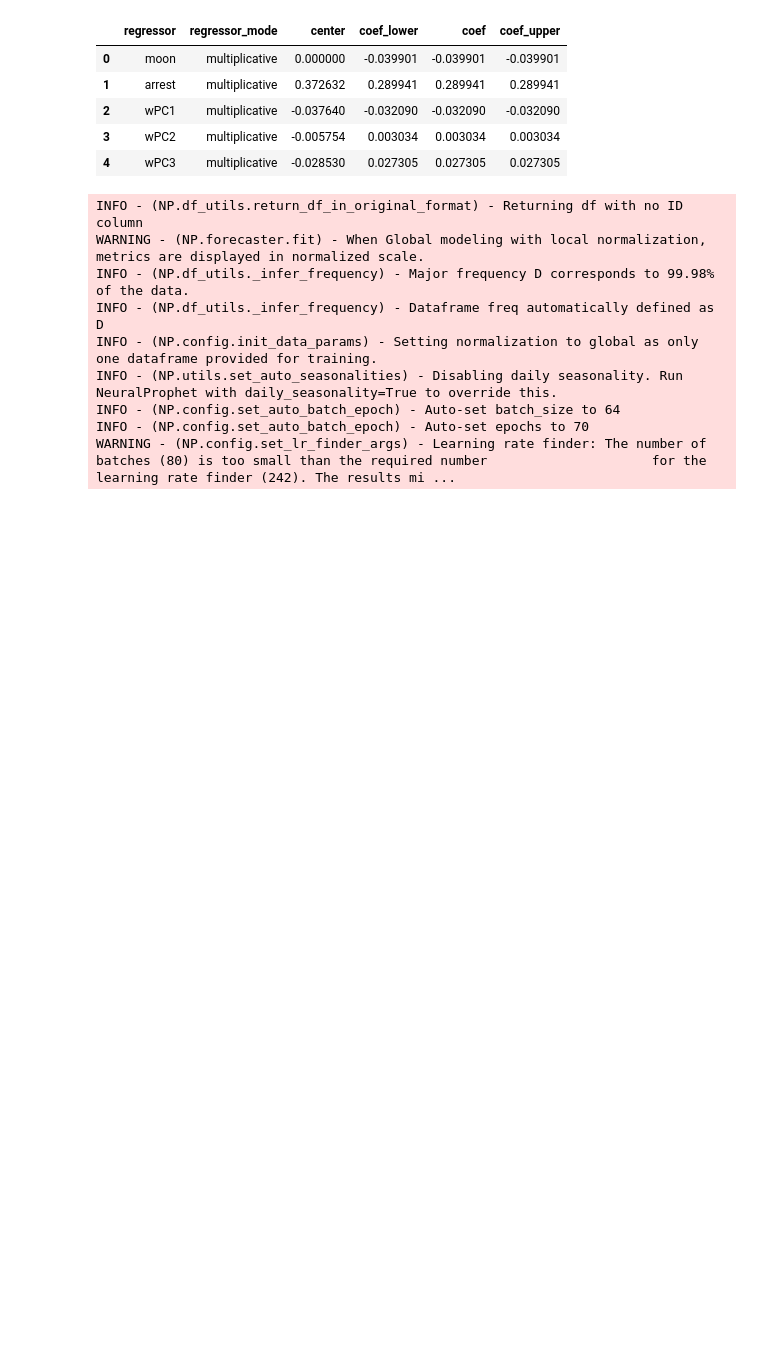
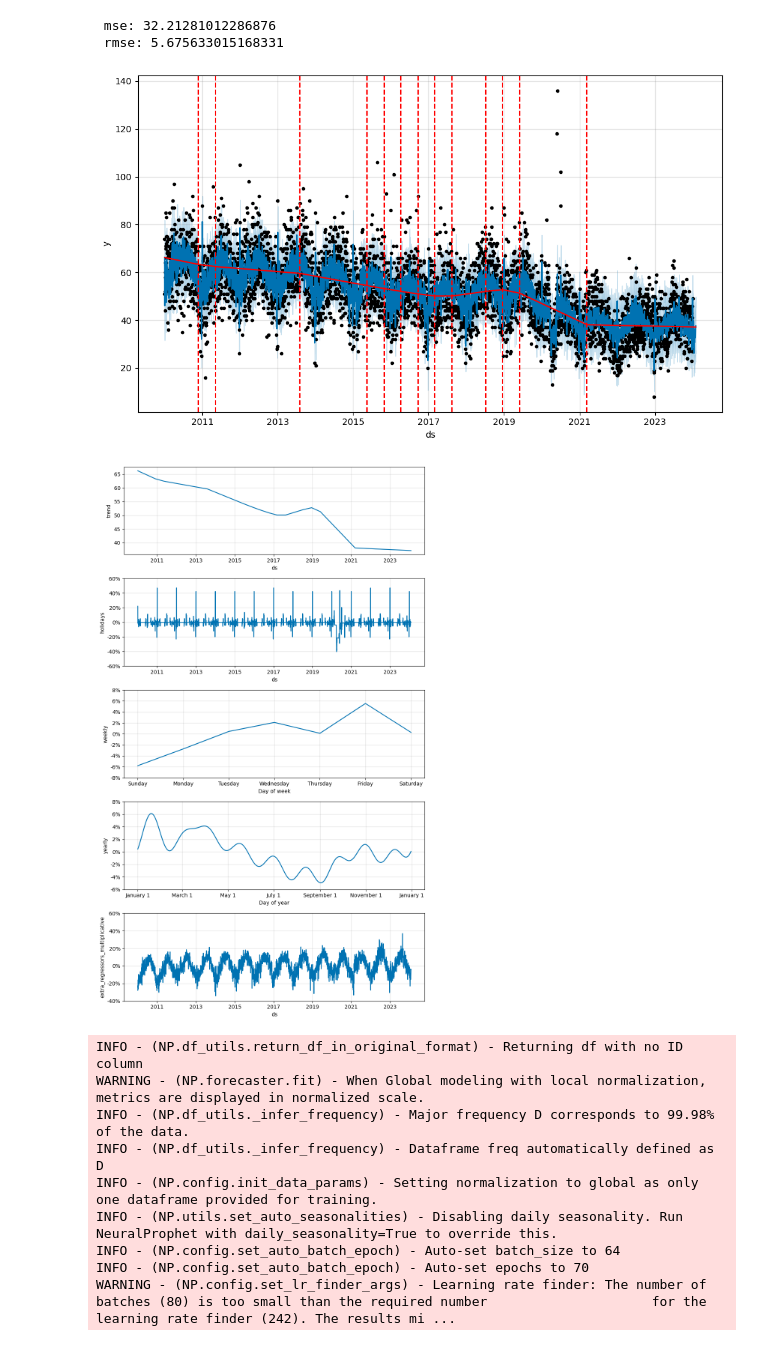
Before and after one commit to ZayneHMaughan/Case_StudyBYU, a Jupyter notebook: prophet.ipynb, the cells around one changed output. Cells and saved outputs as stored; diff of their text form; code cells hidden in the pictures; blank space fills up the shorter version.

```diff
--- a/prophet.ipynb
+++ b/prophet.ipynb
@@ -10,4 +11,5 @@ from sklearn.metrics import mean_squared_error, root_mean_squared_error
 # %%
+cutoff_date = '2024-01-01'
 day_data = pd.read_csv('../day_data.csv')
 day_data = day_data.rename(columns={'date': 'ds'})
 day_data['ds'] = pd.to_datetime(day_data['ds'], format="%Y-%m-%d")
@@ -49,7 +51,7 @@ wds = enc.get_feature_names_out(['wd'])
 wd_enc = pd.DataFrame(wd_enc, columns=wds)
 input_data = pd.concat([input_data, wd_enc], axis=1)
 input_data = input_data.drop(columns=['wd'])
-input_data = input_data[input_data['ds'] < '2024-01-01']
+input_data = input_data[input_data['ds'] <= cutoff_date]
 
 output_data = output_data.rename(columns={'num_crimes': 'y'})
 wd_enc = enc.fit_transform(output_data[['wd']])
@@ -65,6 +67,7 @@ proph = Prophet(
     seasonality_mode='multiplicative',
     holidays_prior_scale=0.05,
     changepoint_prior_scale=0.05,
+    growth='linear',
     uncertainty_samples=50)
 
 regressors = ['moon', 'arrest', 'wPC1', 'wPC2', 'wPC3']
@@ -75,8 +78,8 @@ proph.fit(input_data)
 forecast = proph.predict(output_data)
 
 # pred accuracy
-preds = forecast[forecast['ds'] > '2023-12-31']['yhat']
-y_real = output_data[output_data['ds'] > '2023-12-31']['y']
+preds = forecast[forecast['ds'] >= cutoff_date]['yhat']
+y_real = output_data[output_data['ds'] >= cutoff_date]['y']
 print(f' mse: {mean_squared_error(y_real, preds)}')
 print(f' rmse: {root_mean_squared_error(y_real, preds)}')
 
@@ -103,9 +108,4 @@ See the caveats in the documentation: https://pandas.pydata.org/pandas-docs/stab
+ mse: 32.21281012286876
+ rmse: 5.675633015168331
+[figure, added]
+[figure, added]
-# %%
-regressor_coefficients(proph)
-# %% [output]
-|  | regressor | regressor_mode | center | coef_lower | coef | coef_upper |
-| 0 | moon | multiplicative | 0.000000 | -0.039901 | -0.039901 | -0.039901 |
-| 1 | arrest | multiplicative | 0.372632 | 0.289941 | 0.289941 | 0.289941 |
-| 2 | wPC1 | multiplicative | -0.037640 | -0.032090 | -0.032090 | -0.032090 |
-| 3 | wPC2 | multiplicative | -0.005754 | 0.003034 | 0.003034 | 0.003034 |
-| 4 | wPC3 | multiplicative | -0.028530 | 0.027305 | 0.027305 | 0.027305 |
```
Also changed, not shown: parts of 3 cells of this notebook, 1 other file.
